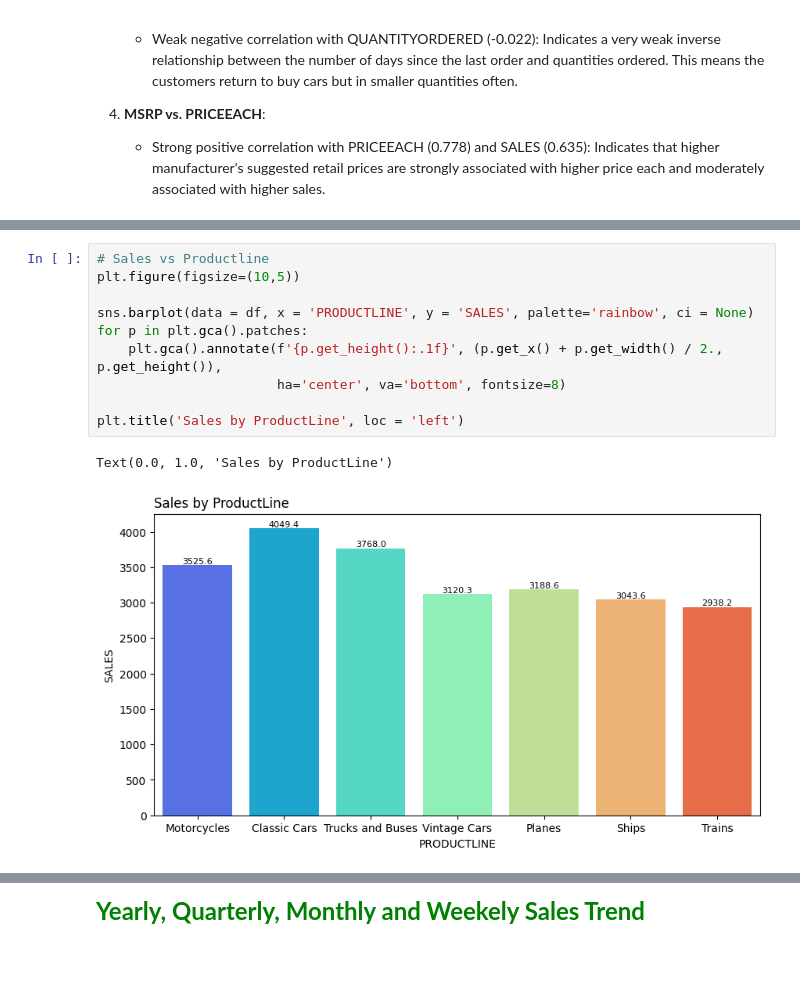
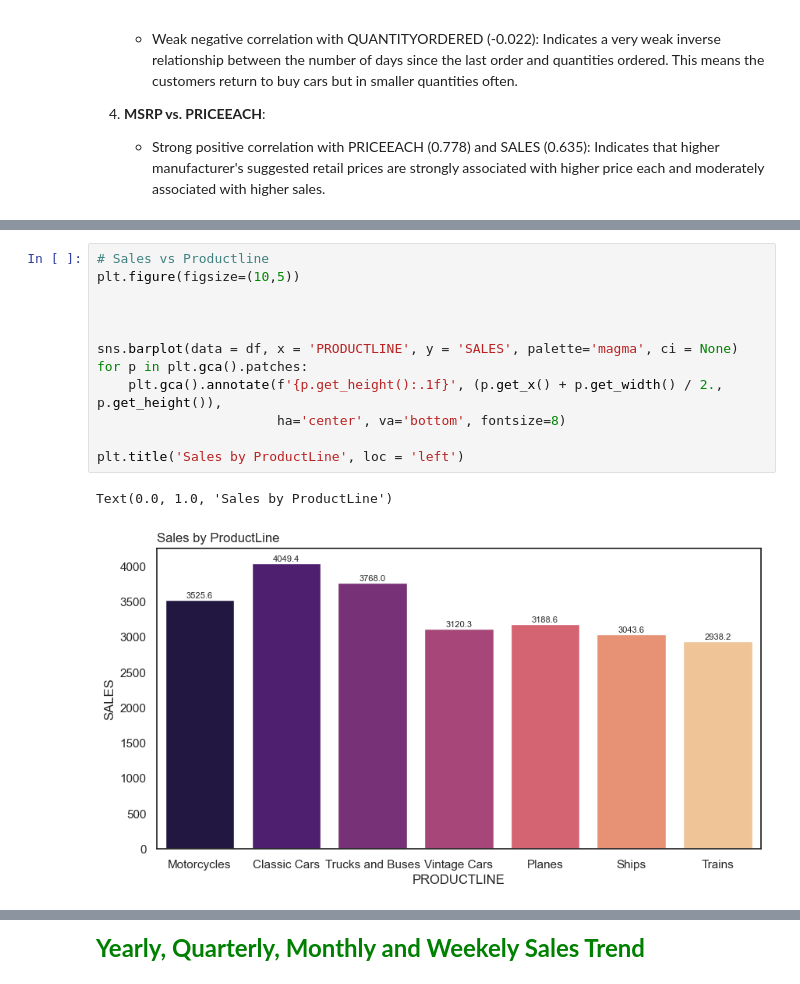
Before and after one commit to DataNerdss/Automobile_Sales_Analysis_Project, a Jupyter notebook: car_sales_analysis.ipynb, the cells around one changed output, grey strips where cells are left out. Cells and saved outputs as stored; diff of their text form; blank space fills up the shorter version.

```diff
--- a/car_sales_analysis.ipynb
+++ b/car_sales_analysis.ipynb
@@ -398,16 +404,18 @@ Text(0.0, 1.0, 'Sales by DealSize')
 # %%
 # Sales vs Productline
 plt.figure(figsize=(10,5))
 
-sns.barplot(data = df, x = 'PRODUCTLINE', y = 'SALES', palette='rainbow', ci = None)
+
+
+sns.barplot(data = df, x = 'PRODUCTLINE', y = 'SALES', palette='magma', ci = None)
 for p in plt.gca().patches:
     plt.gca().annotate(f'{p.get_height():.1f}', (p.get_x() + p.get_width() / 2., p.get_height()),
                        ha='center', va='bottom', fontsize=8)
 
 plt.title('Sales by ProductLine', loc = 'left')
 # %% [output]
 Text(0.0, 1.0, 'Sales by ProductLine')
-[figure, old version]
+[figure, new version]
 # %%
 # Sales vs country
 top_10_country_sales = df.groupby('COUNTRY').agg({'SALES':'sum'}).sort_values(by = 'SALES', ascending=False).head(10)
```
Also changed, not shown: parts of 29 cells of this notebook.
